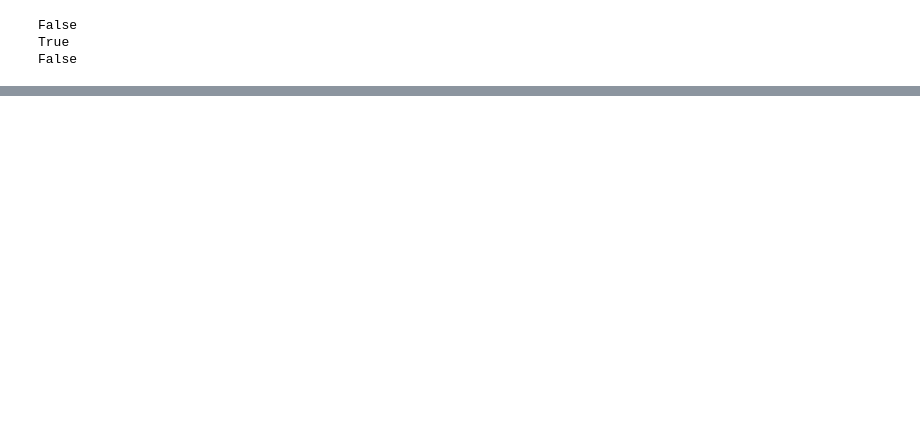
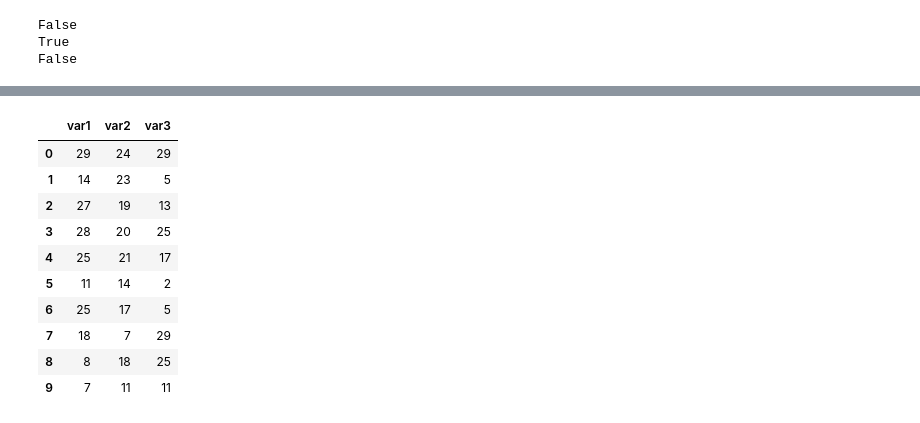
Before and after one commit to mtamerb/data-manipulation, a Jupyter notebook: pandas.ipynb, the cells around one changed output, grey strips where cells are left out. Drawn from its saved outputs; the diff is of its cells as text; code cells hidden in the pictures; blank space fills up the shorter version.

```diff
--- a/pandas.ipynb
+++ b/pandas.ipynb
@@ -396,0 +402,17 @@ df
+# %%
+x = np.random.randint(1, 30 , size = (10, 3))
+# %%
+df = pd.DataFrame(x, columns = ["var1", "var2", "var3"])
+df
+# %% [output]
+|  | var1 | var2 | var3 |
+| 0 | 29 | 24 | 29 |
+| 1 | 14 | 23 | 5 |
+| 2 | 27 | 19 | 13 |
+| 3 | 28 | 20 | 25 |
+| 4 | 25 | 21 | 17 |
+| 5 | 11 | 14 | 2 |
+| 6 | 25 | 17 | 5 |
+| 7 | 18 | 7 | 29 |
+| 8 | 8 | 18 | 25 |
+| 9 | 7 | 11 | 11 |
```
Also changed, not shown: parts of 47 cells of this notebook.
